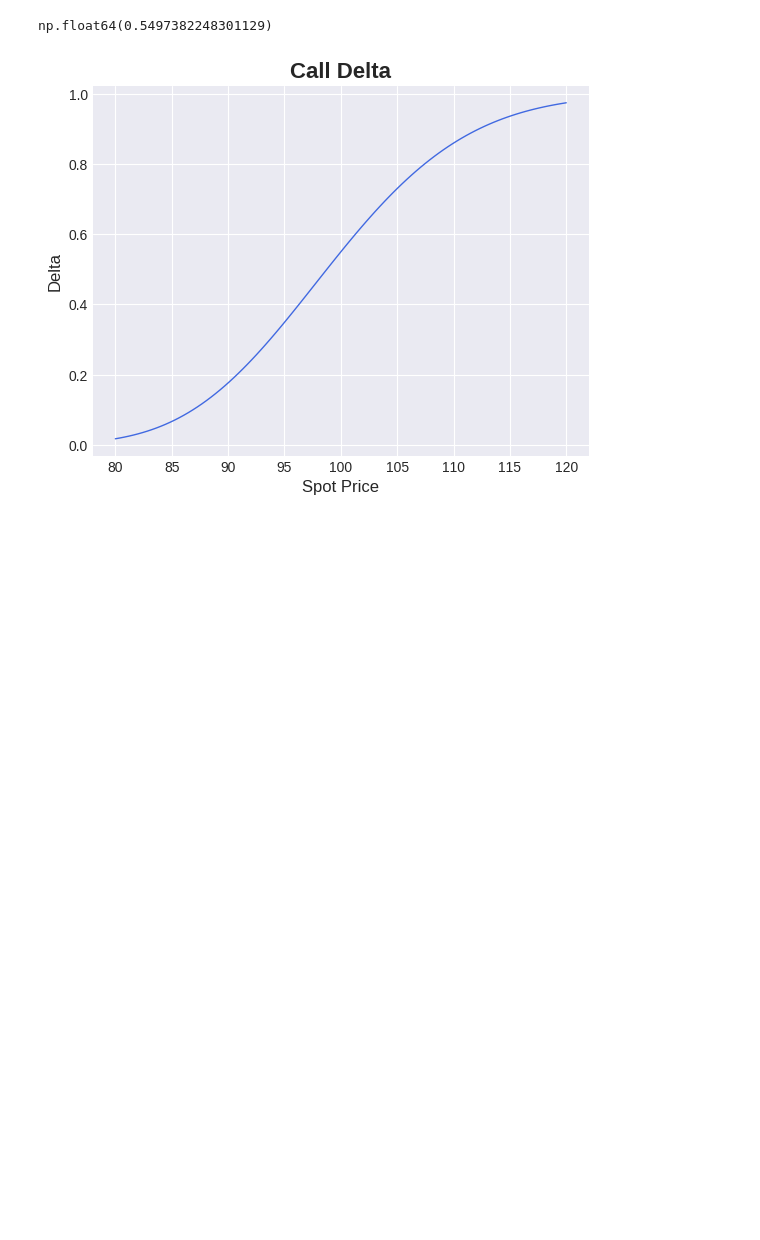
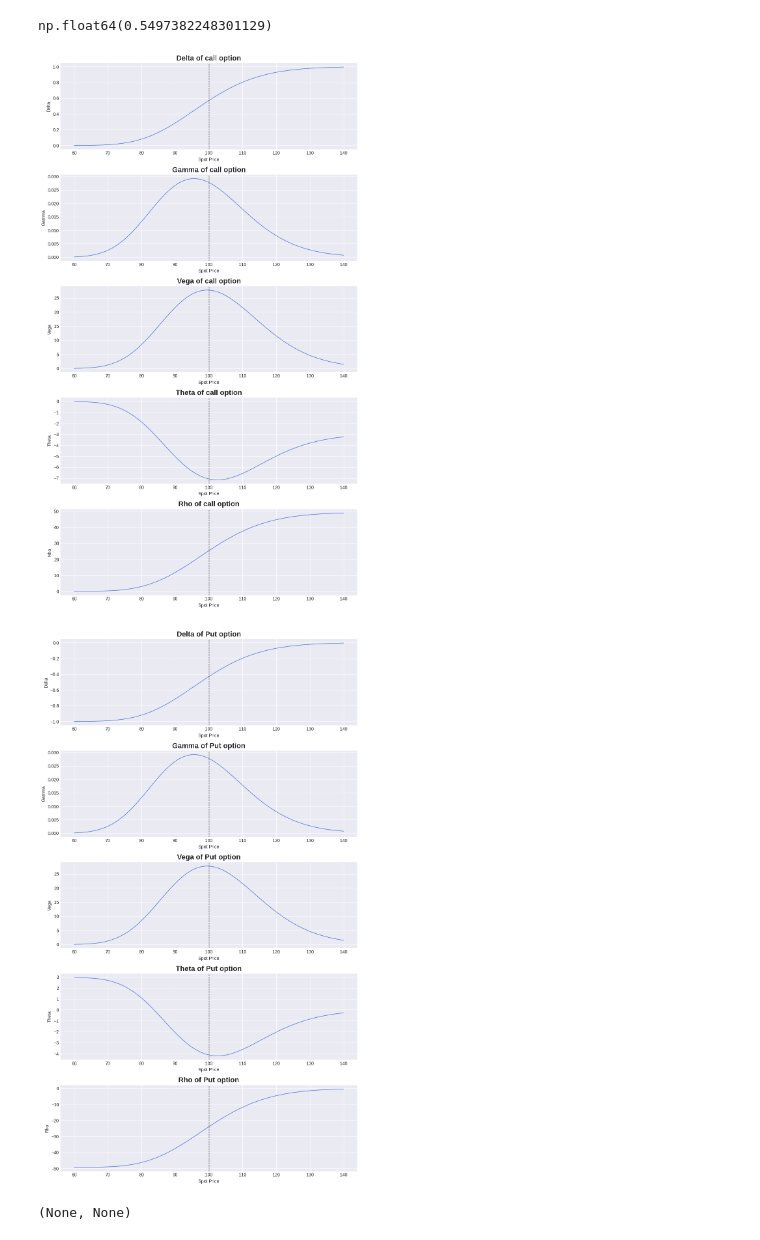
Before and after one commit to wiillytom/derivatives_projects, a Jupyter notebook: graph_greeks.ipynb, the cells around one changed output. Drawn from its saved outputs; the diff is of its cells as text; code cells hidden in the pictures; blank space fills up the shorter version.

Commit message:
Addition of graphs for every greek versus spot,  and surface graph for gamma and vega with respect to time and spot. Next commit should be about a streamlit implementation

```diff
--- a/graph_greeks.ipynb
+++ b/graph_greeks.ipynb
@@ -7,6 +5,8 @@ from mpl_toolkits.mplot3d import Axes3D
 import matplotlib.pyplot as plt
 import seaborn as sns
 import matplotlib.pyplot as plt
+import streamlit as st
+import plotly.graph_objects as go
 plt.style.use('seaborn-v0_8-darkgrid')  # modern grid + soft colors
 class Option:
     ### Option Class to compute the value of vanilla Put and Call European Options
@@ -36,7 +36,7 @@ class Option:
         return norm.cdf(self.d1())
 
     def put_delta(self):
-        return -norm.cdf(-self.d2())
+        return -norm.cdf(-self.d1())
     #2. Gamma (Gamma put = gamma call)
     def gamma_option(self):
       return norm.pdf(self.d1())/(self.S*self.sig*np.sqrt(self.T))
@@ -47,10 +47,10 @@ class Option:
 
     #4. Theta
     def call_theta(self):
-      return -self.S*self.sig*norm.pdf(self.d1())/(2*np.sqrt(self.T)) - self.r*self.K*np.exp(-self.r*self.T)*norm.cdf(self.d2)
+      return -self.S*self.sig*norm.pdf(self.d1())/(2*np.sqrt(self.T)) - self.r*self.K*np.exp(-self.r*self.T)*norm.cdf(self.d2())
 
     def put_theta(self):
-      return -self.S*self.sig*norm.cdf(self.d1())/(2*np.sqrt(self.T)) + self.r*self.K*np.exp(-self.r*self.T)*norm.cdf(-self.d2())
+      return -self.S*self.sig*norm.pdf(self.d1())/(2*np.sqrt(self.T)) + self.r*self.K*np.exp(-self.r*self.T)*norm.cdf(-self.d2())
 
     #5 Rho
     def call_rho(self):
@@ -82,5 +210,7 @@ class GreekGraph(Option):
 # %%
-delta_plot = GreekGraph(100, 100, 0.25, 0.2, 0.03)
-delta_plot.graph_call_delta()
+option = GreekGraph(100, 100, 0.5, 0.2, 0.03)
+option.graph_all_call_greeks_v_spot(), option.graph_all_put_greeks_v_spot()
 # %% [output]
-[figure, old version]
+[figure, new version]
+[figure, added]
+(None, None)
```
Also changed, not shown: parts of 3 cells of this notebook.
